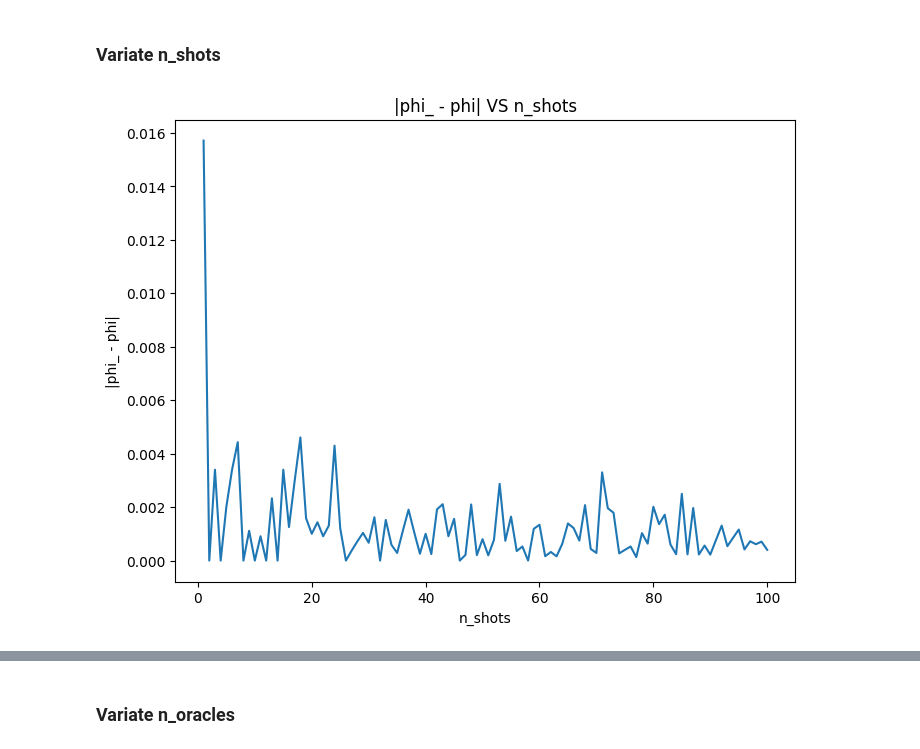
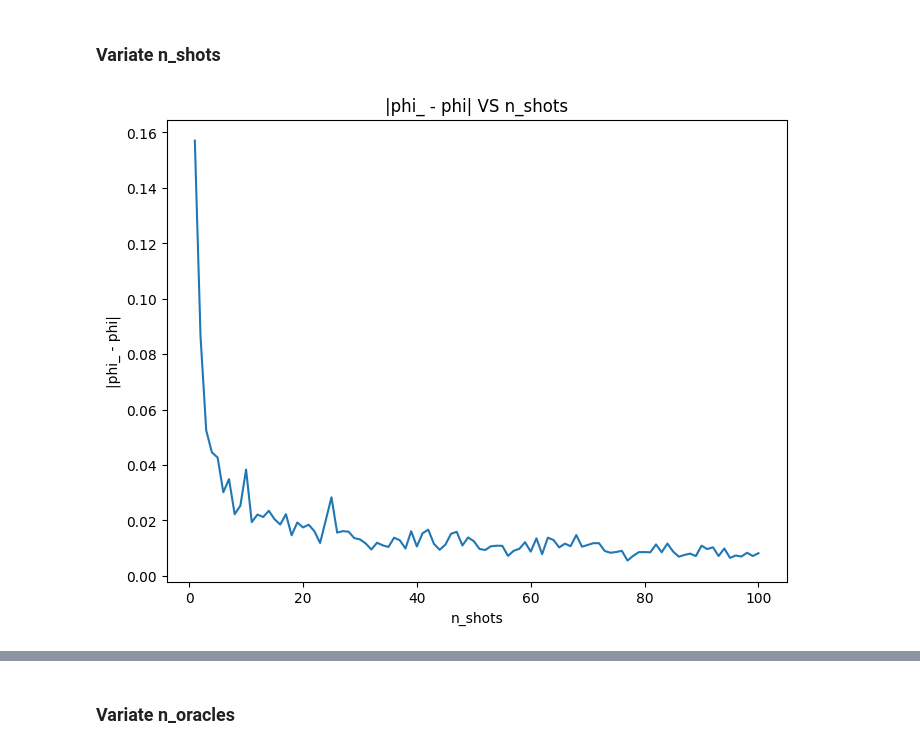
Before and after one commit to benjvmin93/BasicPhaseEstimation, a Jupyter notebook: PhaseEstimation/analyse_estimation.ipynb, the cells around one changed output, grey strips where cells are left out. Drawn from its saved outputs; the diff is of its cells as text; code cells hidden in the pictures.

```diff
--- a/PhaseEstimation/analyse_estimation.ipynb
+++ b/PhaseEstimation/analyse_estimation.ipynb
@@ -8,4 +7,0 @@ Preparing Q# environment...
-# %%
-n_shots = 0
-phi = 0
-n_oracle = 1
@@ -12,22 +14,29 @@ n_oracle = 1
 # %% [markdown]
 ### Variate n_shots
 # %%
-def n_shots_experiment(n_shots=100):
+def n_shots_experiment(phi=0, shots=100, n_oracle=10):
     results_shots = []
-    for n_shots in range(1, n_shots + 1):
-        result = run.simulate(nShots=n_shots, phi=phi, oraclePower=n_oracle)
-        results_shots.append(result[1] / n_shots)
+    for n_shots in range(1, shots + 1):
+        repeat = 20
+        result = 0
+        tmp = []
+        for s in range(1, repeat + 1):
+            res = run.simulate(nShots=n_shots, phi=phi, oraclePower=n_oracle)
+            result = res[1]
+            result = np.abs(2 / n_oracle * (np.arcsin(np.sqrt(result / n_shots)) - np.pi / 4) - phi)
+            tmp.append(result)
+        results_shots.append(np.mean(tmp))
     return results_shots
 # %%
+n_oracle = 1
+phi = 0
 n_shots = 100
-results = n_shots_experiment(n_shots)
-
-results = [np.abs(2 / n_oracle * (np.arcsin(np.sqrt(p)) - np.pi / 4) - phi) for p in results]
+results = n_shots_experiment(shots=n_shots)
 plt.figure(figsize=(8,6))
 plt.plot(list(range(1, n_shots + 1)), results)
 plt.xlabel('n_shots')
 plt.ylabel('|phi_ - phi|')
 plt.title('|phi_ - phi| VS n_shots')
 plt.show()
 # %% [output]
-[figure, old version]
+[figure, new version]
```
Also changed, not shown: parts of 8 cells of this notebook.
